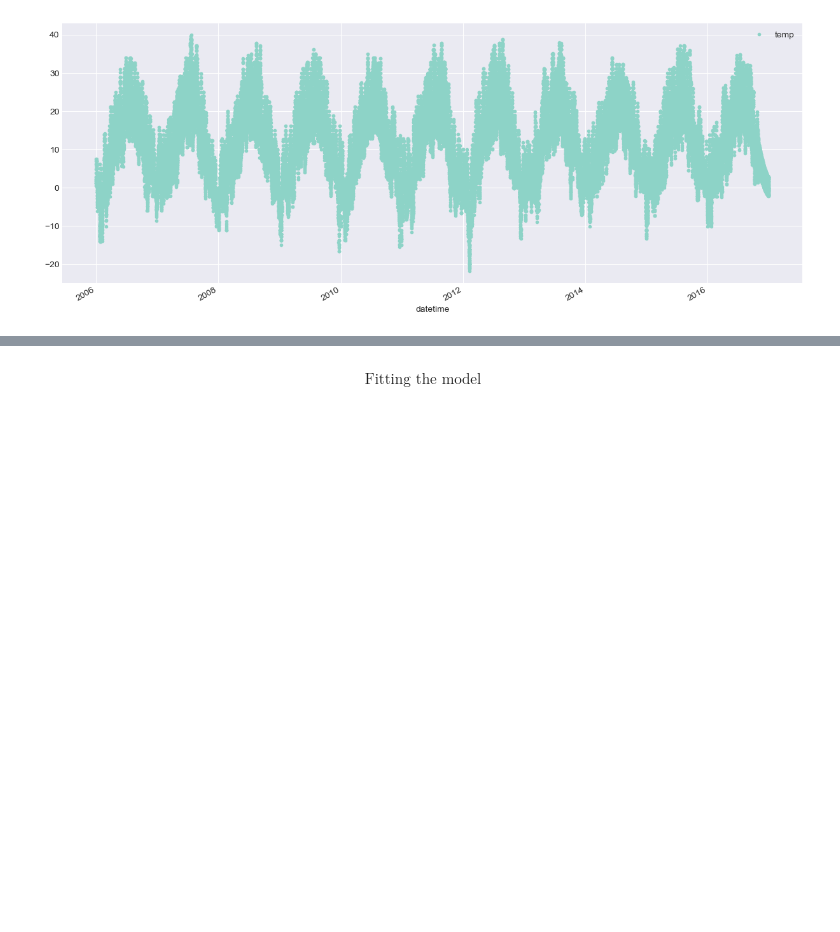
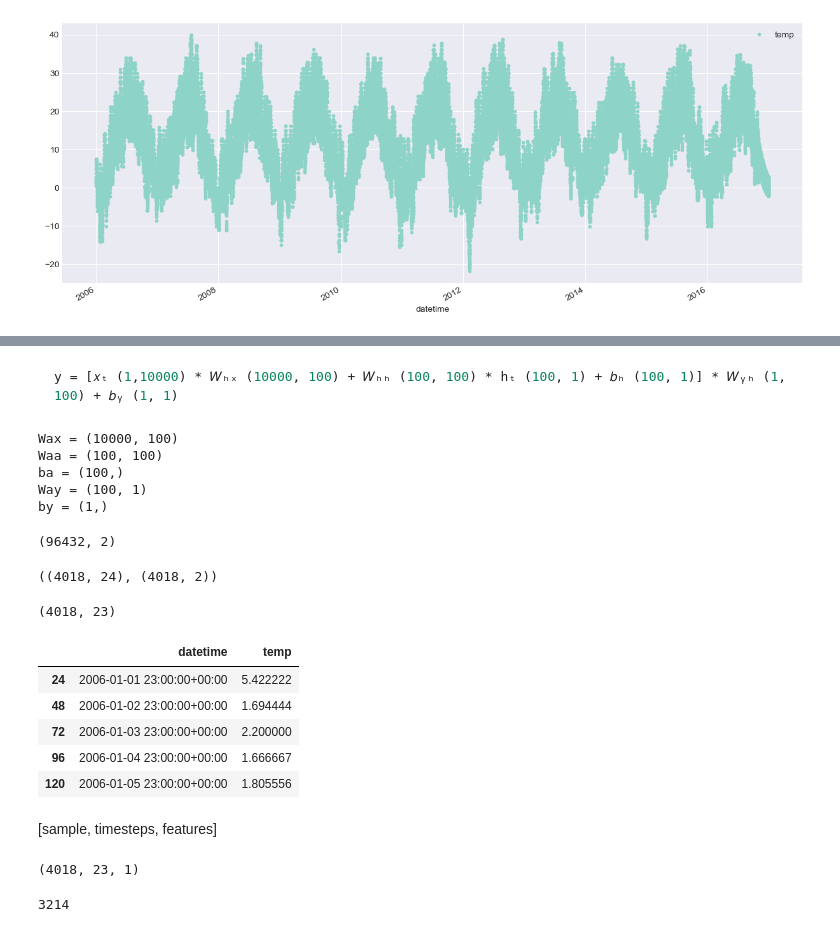
Before and after one commit to sngrajesh/DeepLearningAndNeuralNetworks, a Jupyter notebook: Day09-RNN-Implementation/L09.1-RNN-Single-Feature.ipynb, the cells around one changed output, grey strips where cells are left out. Saved outputs shown, nothing was run; the diff lists cells and outputs as text; code cells hidden in the pictures; blank space fills up the shorter version.

````diff
--- a/Day09-RNN-Implementation/L09.1-RNN-Single-Feature.ipynb
+++ b/Day09-RNN-Implementation/L09.1-RNN-Single-Feature.ipynb
@@ -259,5 +188,65 @@ model.compile(
-# %% [markdown]
-$$\text{
-    Fitting the model
-}
-$$
+# %% [markdown]
+```python
+y = [𝑥ₜ (1,10000) * 𝑊ₕₓ (10000, 100) + 𝑊ₕₕ (100, 100) * hₜ (100, 1) + 𝑏ₕ (100, 1)] * 𝑊ᵧₕ (1, 100) + 𝑏ᵧ (1, 1)
+```
+# %%
+# for ax in model.get_weights():
+#     print(ax.shape)
+
+
+
+print(f'Wax = {model.get_weights()[0].shape}')
+print(f'Waa = {model.get_weights()[1].shape}')
+print(f'ba = {model.get_weights()[2].shape}')
+print(f'Way = {model.get_weights()[3].shape}')
+print(f'by = {model.get_weights()[4].shape}')
+# %% [output]
+Wax = (10000, 100)
+Waa = (100, 100)
+ba = (100,)
+Way = (100, 1)
+by = (1,)
+# %%
+time_step = 24
+temp_df.shape[0]/time_step
+
+y_idx = np.arange(time_step, temp_df.shape[0], time_step)
+
+y_df = temp_df.iloc[y_idx]
+X_df = temp_df.iloc[range(len(y_df)*time_step)]
+display(X_df.shape)
+y_df.head()
+
+
+X = np.reshape(X_df['temp'].values, (y_df.shape[0], time_step))
+X.shape, y_df.shape
+# %% [output]
+(96432, 2)
+((4018, 24), (4018, 2))
+# %%
+# Remove last Column
+X = X[:,:23]
+X.shape
+# %% [output]
+(4018, 23)
+# %%
+y_df.head()
+# %% [output]
+|  | datetime | temp |
+| 24 | 2006-01-01 23:00:00+00:00 | 5.422222 |
+| 48 | 2006-01-02 23:00:00+00:00 | 1.694444 |
+| 72 | 2006-01-03 23:00:00+00:00 | 2.200000 |
+| 96 | 2006-01-04 23:00:00+00:00 | 1.666667 |
+| 120 | 2006-01-05 23:00:00+00:00 | 1.805556 |
+# %% [markdown]
+[sample, timesteps, features]
+# %%
+X = np.reshape(X, (X.shape[0], X.shape[1], 1))
+X.shape
+# %% [output]
+(4018, 23, 1)
+# %%
+split = int(y_df.shape[0] * (1-TEST_SIZE))
+split
+# %% [output]
+3214
````
Also changed, not shown: parts of 19 cells of this notebook.
